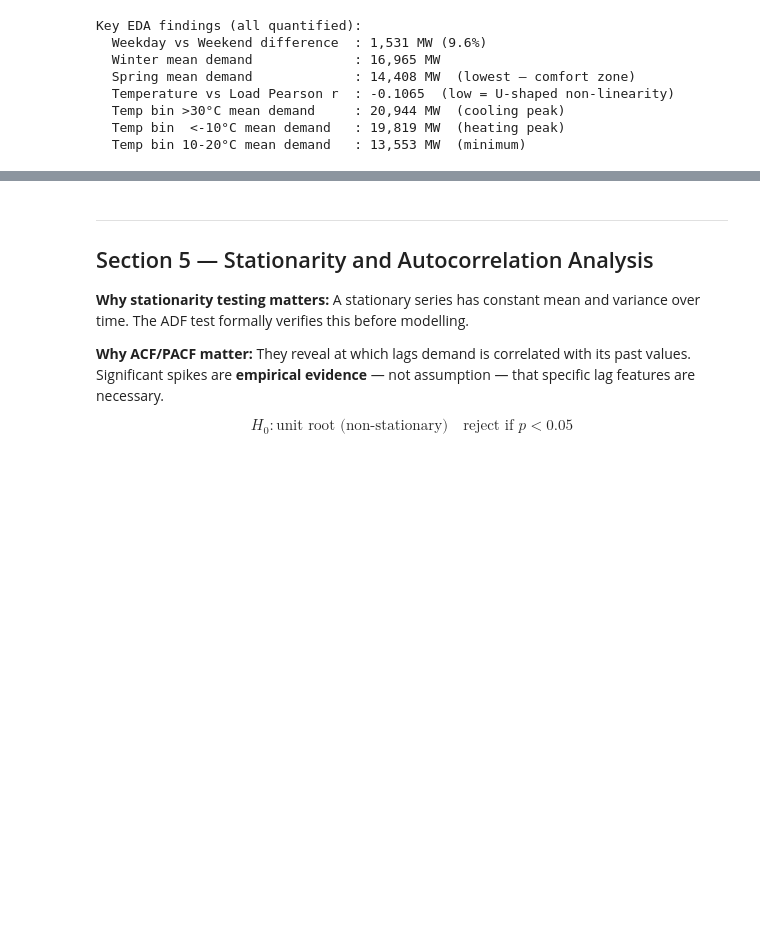
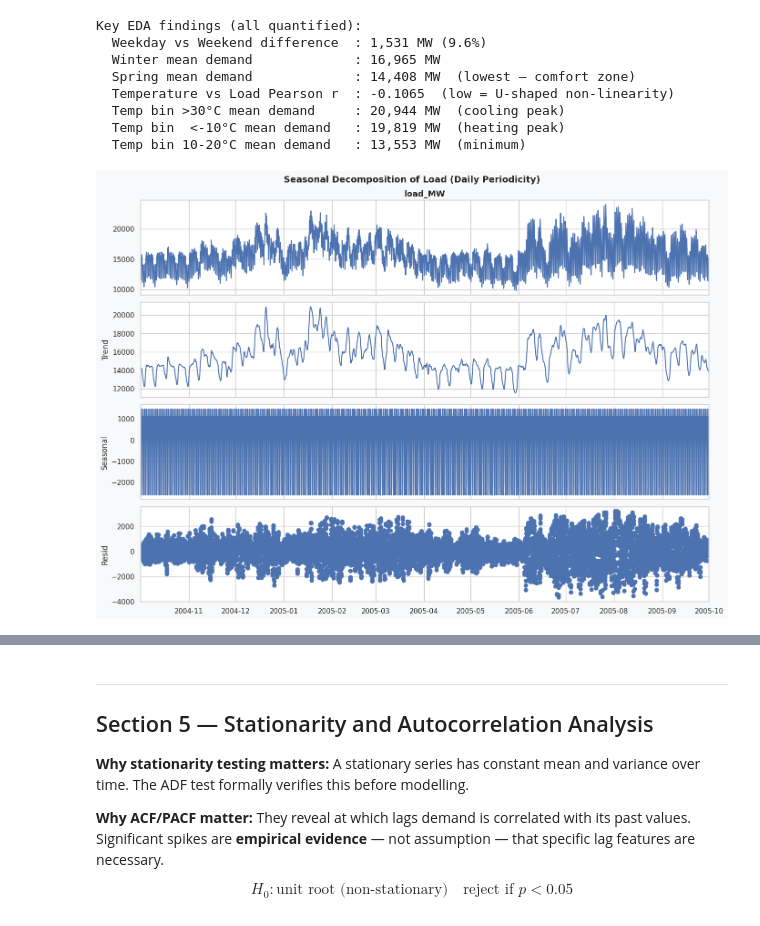
Before and after one commit to abdullah2709/EAAI_Project, a Jupyter notebook: Energy_Forecasting_EAAI_Project_(1).ipynb, the cells around one changed output, grey strips where cells are left out. Saved outputs shown, nothing was run; the diff lists cells and outputs as text; code cells hidden in the pictures; blank space fills up the shorter version.

Commit message:
Reuken : Seasonal Decomposition,Temperature vs Load (binned version),Rolling Standard Deviation

```diff
--- a/Energy_Forecasting_EAAI_Project_(1).ipynb
+++ b/Energy_Forecasting_EAAI_Project_(1).ipynb
@@ -555,3 +556,18 @@ Key EDA findings (all quantified):
   Temp bin >30°C mean demand     : 20,944 MW  (cooling peak)
   Temp bin  <-10°C mean demand   : 19,819 MW  (heating peak)
   Temp bin 10-20°C mean demand   : 13,553 MW  (minimum)
+# %%
+# Seasonal Decomposition (Daily Periodicity) ────────────────
+if STATSMODELS_OK:
+    decomp_series = df["load_MW"].iloc[:24*365]
+    decomp = seasonal_decompose(decomp_series, model="additive", period=24)
+    fig = decomp.plot()
+    fig.set_size_inches(14, 10)
+    fig.suptitle("Seasonal Decomposition of Load (Daily Periodicity)",
+                 fontsize=14, fontweight="bold")
+    plt.tight_layout()
+    plt.show()
+else:
+    print("Seasonal decomposition skipped — statsmodels unavailable.")
+# %% [output]
+[figure, added]
```
Also changed, not shown: parts of 4 cells of this notebook.
